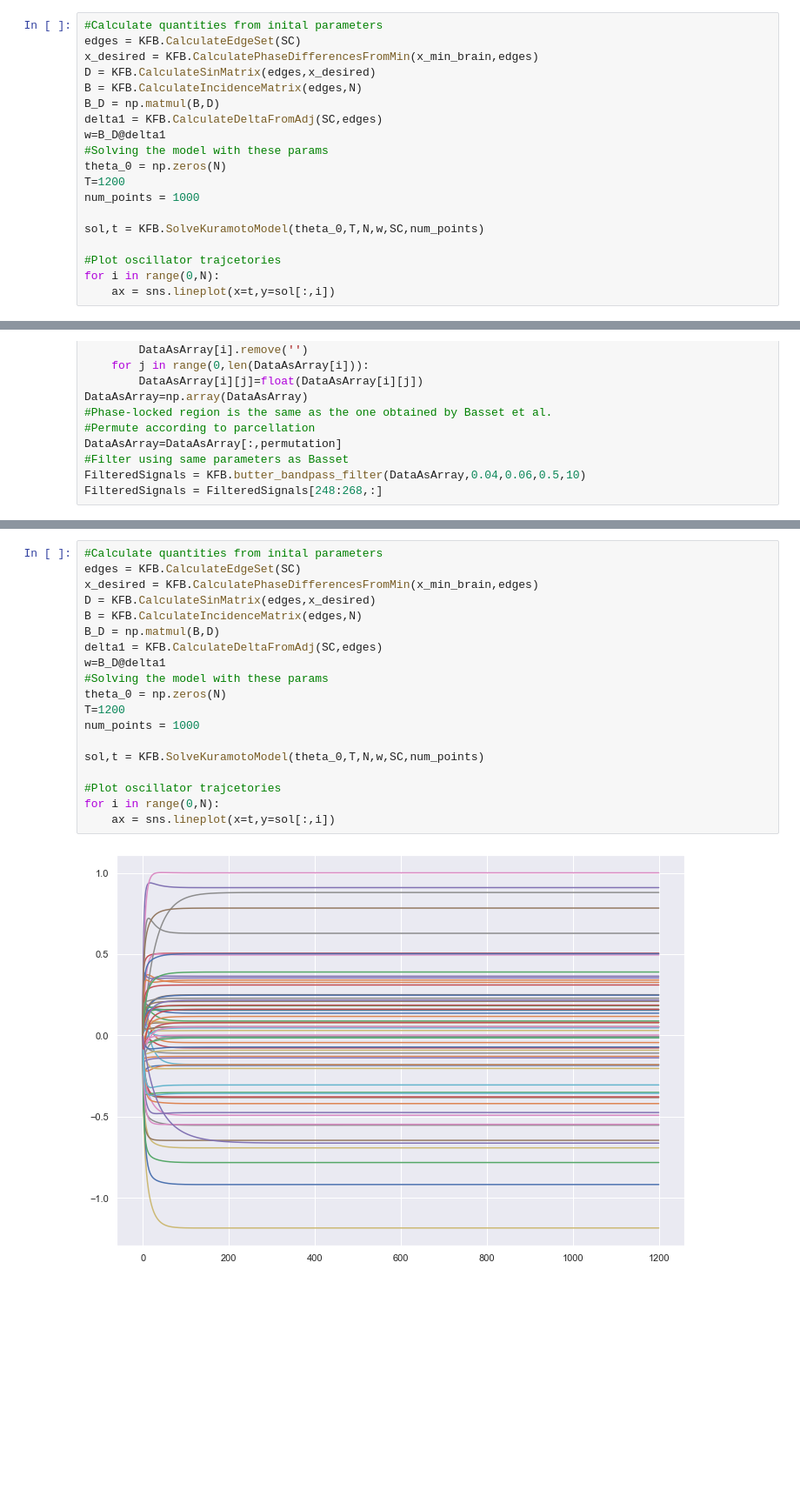
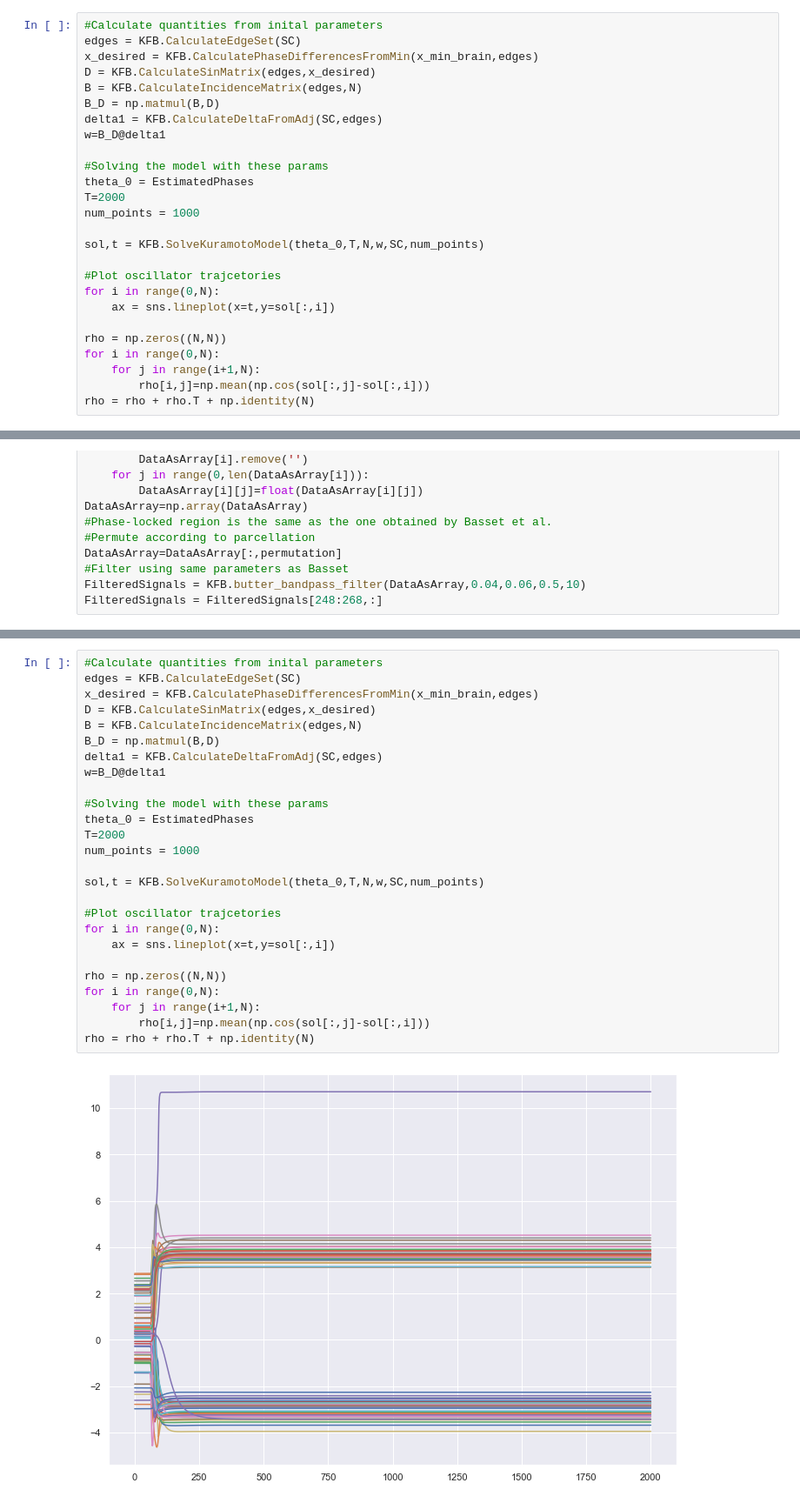
Before and after one commit to rnartallo/kuramotocontrol, a Jupyter notebook: BrainNetwork.ipynb, the cells around one changed output, grey strips where cells are left out. Shown at 87% size. Drawn from its saved outputs; the diff is of its cells as text; blank space fills up the shorter version.

```diff
--- a/BrainNetwork.ipynb
+++ b/BrainNetwork.ipynb
@@ -110,9 +113,10 @@ B = KFB.CalculateIncidenceMatrix(edges,N)
 B_D = np.matmul(B,D)
 delta1 = KFB.CalculateDeltaFromAdj(SC,edges)
 w=B_D@delta1
+
 #Solving the model with these params
-theta_0 = np.zeros(N)
-T=1200
+theta_0 = EstimatedPhases
+T=2000
 num_points = 1000
 
 sol,t = KFB.SolveKuramotoModel(theta_0,T,N,w,SC,num_points)
@@ -120,4 +124,10 @@ sol,t = KFB.SolveKuramotoModel(theta_0,T,N,w,SC,num_points)
 #Plot oscillator trajcetories
 for i in range(0,N):
     ax = sns.lineplot(x=t,y=sol[:,i])
+
+rho = np.zeros((N,N))
+for i in range(0,N):
+    for j in range(i+1,N):
+        rho[i,j]=np.mean(np.cos(sol[:,j]-sol[:,i]))
+rho = rho + rho.T + np.identity(N)
 # %% [output]
@@ -231,24 +241,31 @@ w=B_D@delta1
 # %%
 #Calculate quantities from inital parameters
 edges = KFB.CalculateEdgeSet(SC)
 x_desired = KFB.CalculatePhaseDifferencesFromMin(x_min_brain,edges)
 D = KFB.CalculateSinMatrix(edges,x_desired)
 B = KFB.CalculateIncidenceMatrix(edges,N)
 B_D = np.matmul(B,D)
 delta1 = KFB.CalculateDeltaFromAdj(SC,edges)
 w=B_D@delta1
+
 #Solving the model with these params
-theta_0 = np.zeros(N)
-T=1200
+theta_0 = EstimatedPhases
+T=2000
 num_points = 1000
 
 sol,t = KFB.SolveKuramotoModel(theta_0,T,N,w,SC,num_points)
 
 #Plot oscillator trajcetories
 for i in range(0,N):
     ax = sns.lineplot(x=t,y=sol[:,i])
+
+rho = np.zeros((N,N))
+for i in range(0,N):
+    for j in range(i+1,N):
+        rho[i,j]=np.mean(np.cos(sol[:,j]-sol[:,i]))
+rho = rho + rho.T + np.identity(N)
 # %% [output]
-[figure, old version]
+[figure, new version]
 # %%
 #Plot the acheived functional pattern to compare to the desired functional pattern
 x_acheived = KFB.CalculatePhaseDiffs(sol[num_points-1,:])
```
Also changed, not shown: parts of 8 cells of this notebook, 2 other files.
